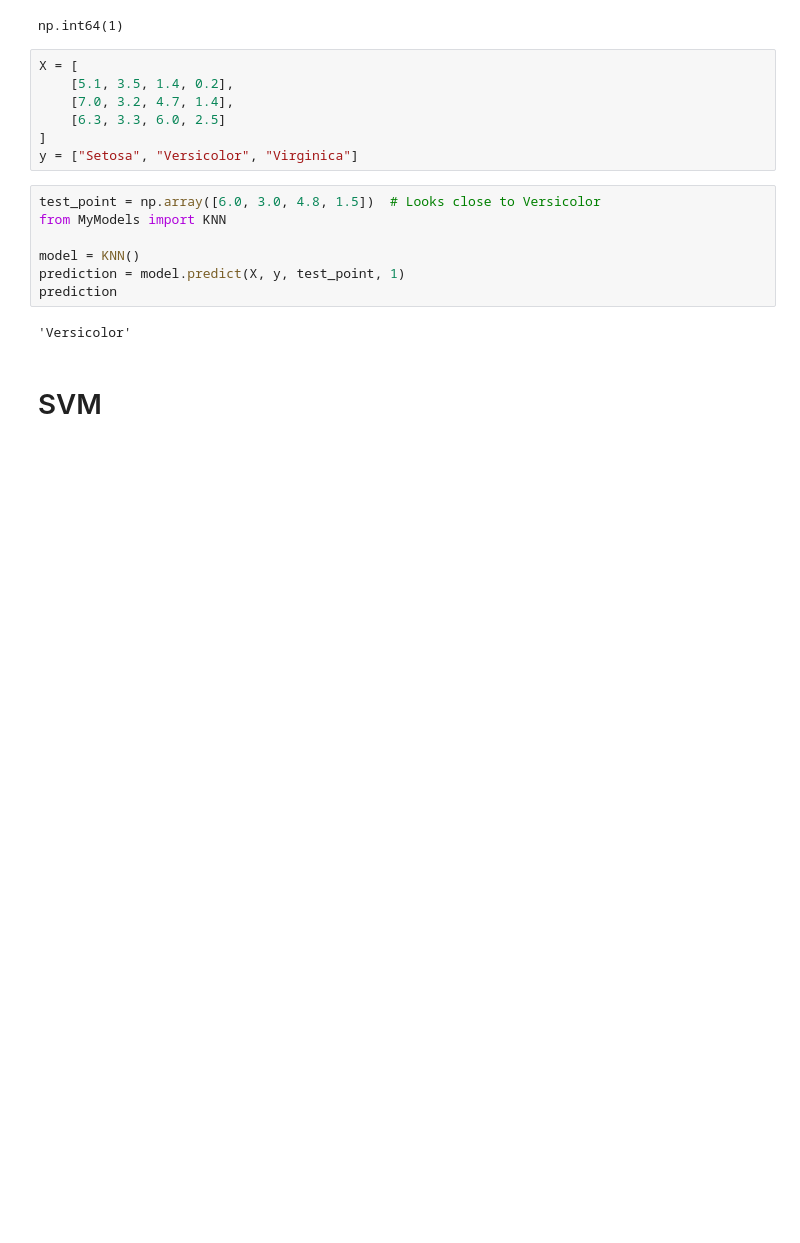
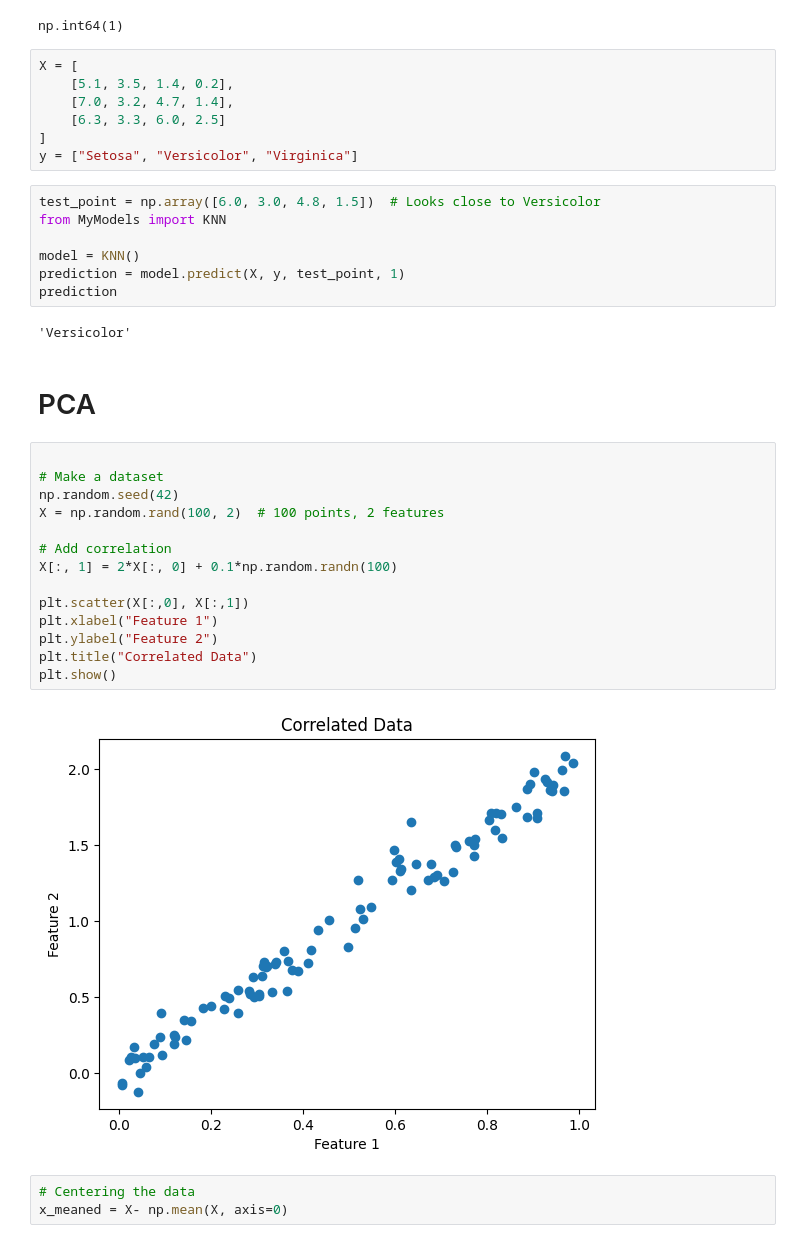
Before and after one commit to Aayush0966/machine-learning, a Jupyter notebook: LinearModels.ipynb, the cells around one changed output. Saved outputs shown, nothing was run; the diff lists cells and outputs as text; blank space fills up the shorter version.

```diff
--- a/LinearModels.ipynb
+++ b/LinearModels.ipynb
@@ -652,4 +653,23 @@ prediction
 # %% [output]
 'Versicolor'
 # %% [markdown]
-# SVM
+# PCA
+# %%
+
+# Make a dataset
+np.random.seed(42)
+X = np.random.rand(100, 2)  # 100 points, 2 features
+
+# Add correlation
+X[:, 1] = 2*X[:, 0] + 0.1*np.random.randn(100)
+
+plt.scatter(X[:,0], X[:,1])
+plt.xlabel("Feature 1")
+plt.ylabel("Feature 2")
+plt.title("Correlated Data")
+plt.show()
+# %% [output]
+[figure, added]
+# %%
+# Centering the data
+x_meaned = X- np.mean(X, axis=0)
```
Also changed, not shown: parts of 9 cells of this notebook, 1 other file.
